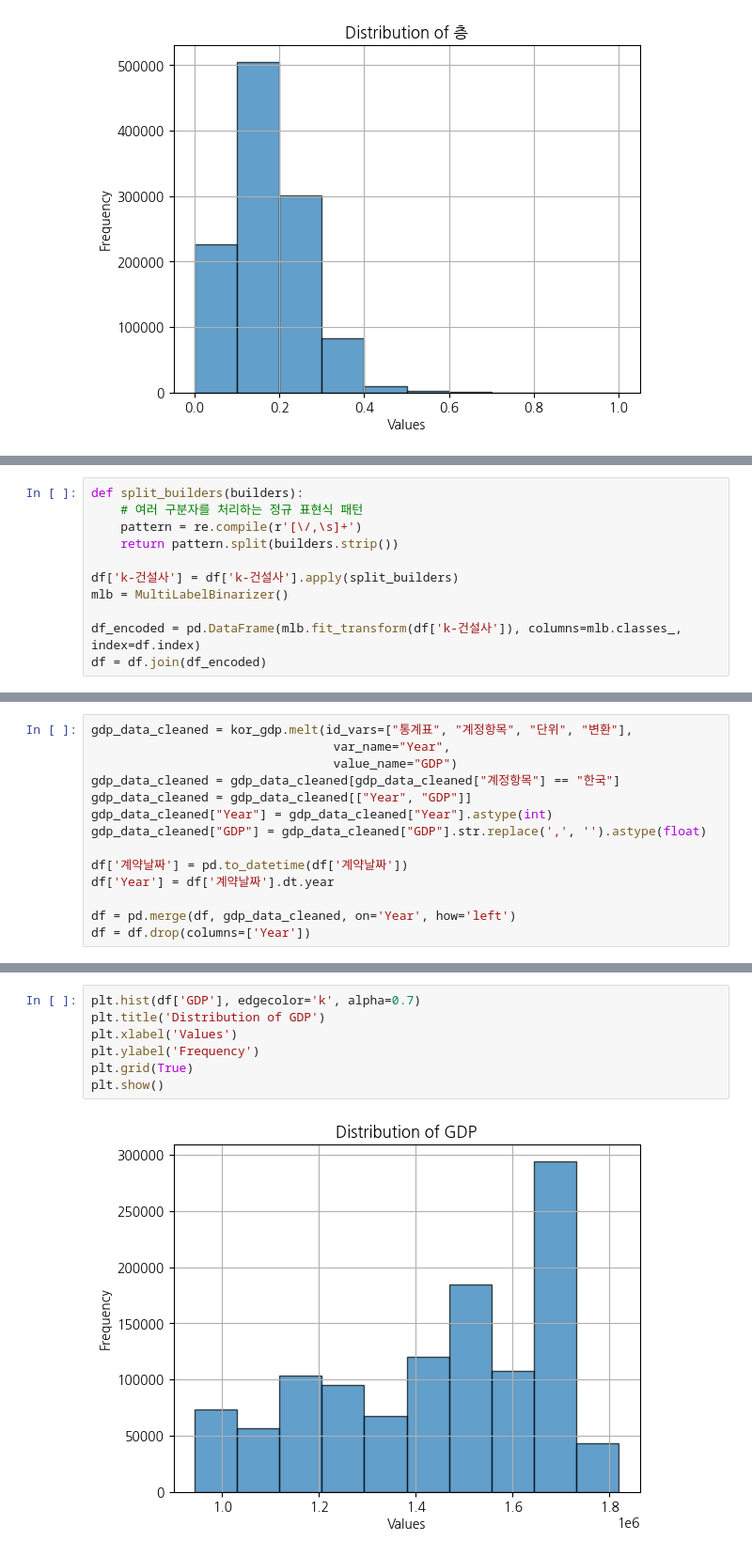
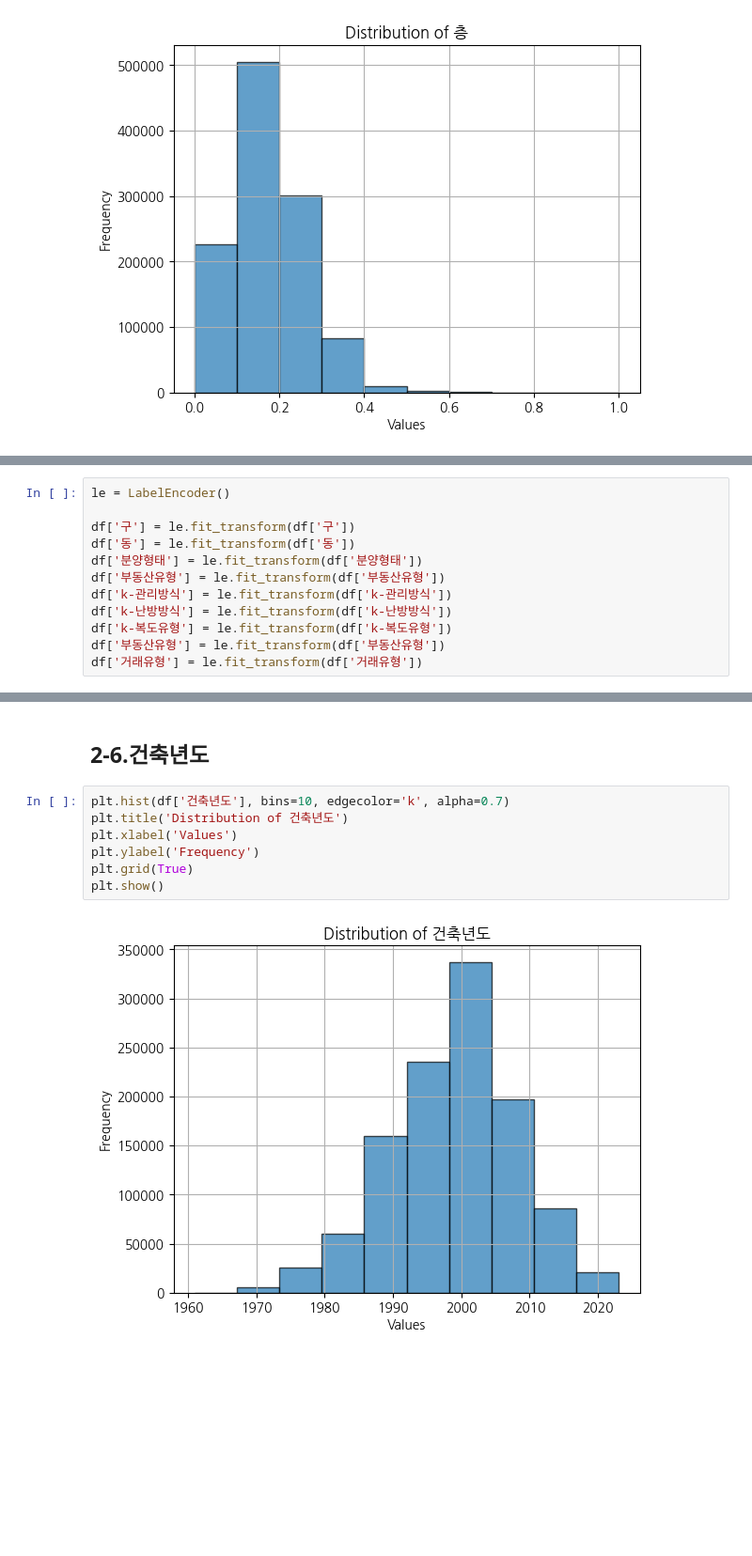
Before and after one commit to pervin0527/Upstage_Ai_Lab, a Jupyter notebook: 00-competition/eda/03-연속형변수.ipynb, the cells around one changed output, grey strips where cells are left out. Shown at 94% size. Cells and saved outputs as stored; diff of their text form; blank space fills up the shorter version.

```diff
--- a/00-competition/eda/03-연속형변수.ipynb
+++ b/00-competition/eda/03-연속형변수.ipynb
@@ -340,11 +316,0 @@ print(list(df['k-건설사'].unique()))
-# %%
-def split_builders(builders):
-    # 여러 구분자를 처리하는 정규 표현식 패턴
-    pattern = re.compile(r'[\/,\s]+')
-    return pattern.split(builders.strip())
-
-df['k-건설사'] = df['k-건설사'].apply(split_builders)
-mlb = MultiLabelBinarizer()
-
-df_encoded = pd.DataFrame(mlb.fit_transform(df['k-건설사']), columns=mlb.classes_, index=df.index)
-df = df.join(df_encoded)
@@ -389,14 +316,0 @@ kor_gdp.head()
-# %%
-gdp_data_cleaned = kor_gdp.melt(id_vars=["통계표", "계정항목", "단위", "변환"],
-                                 var_name="Year",
-                                 value_name="GDP")
-gdp_data_cleaned = gdp_data_cleaned[gdp_data_cleaned["계정항목"] == "한국"]
-gdp_data_cleaned = gdp_data_cleaned[["Year", "GDP"]]
-gdp_data_cleaned["Year"] = gdp_data_cleaned["Year"].astype(int)
-gdp_data_cleaned["GDP"] = gdp_data_cleaned["GDP"].str.replace(',', '').astype(float)
-
-df['계약날짜'] = pd.to_datetime(df['계약날짜'])
-df['Year'] = df['계약날짜'].dt.year
-
-df = pd.merge(df, gdp_data_cleaned, on='Year', how='left')
-df = df.drop(columns=['Year'])
@@ -403,3 +323,15 @@ df = df.drop(columns=['Year'])
+# %%
+le = LabelEncoder()
+
+df['구'] = le.fit_transform(df['구'])
+df['동'] = le.fit_transform(df['동'])
+df['분양형태'] = le.fit_transform(df['분양형태'])
+df['부동산유형'] = le.fit_transform(df['부동산유형'])
+df['k-관리방식'] = le.fit_transform(df['k-관리방식'])
+df['k-난방방식'] = le.fit_transform(df['k-난방방식'])
+df['k-복도유형'] = le.fit_transform(df['k-복도유형'])
+df['부동산유형'] = le.fit_transform(df['부동산유형'])
+df['거래유형'] = le.fit_transform(df['거래유형'])
 # %%
 df.head()
 # %% [output]
@@ -413,11 +345,13 @@ df.head()
+# %% [markdown]
+## 2-6.건축년도
 # %%
-plt.hist(df['GDP'], edgecolor='k', alpha=0.7)
-plt.title('Distribution of GDP')
+plt.hist(df['건축년도'], bins=10, edgecolor='k', alpha=0.7)
+plt.title('Distribution of 건축년도')
 plt.xlabel('Values')
 plt.ylabel('Frequency')
 plt.grid(True)
 plt.show()
 # %% [output]
-[figure, old version]
+[figure, new version]
 # %%
 scaler = MinMaxScaler()
```
Also changed, not shown: parts of 44 cells of this notebook, 3 other files.
